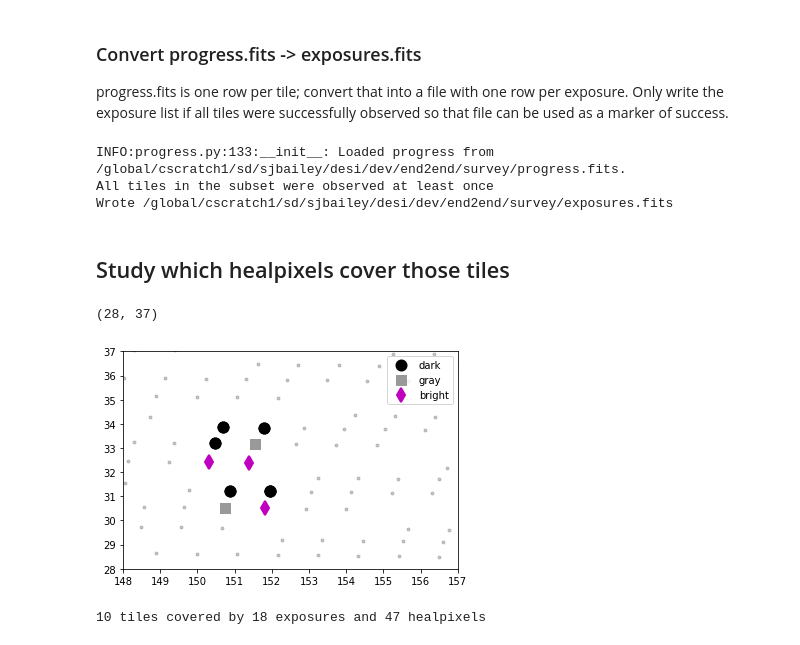
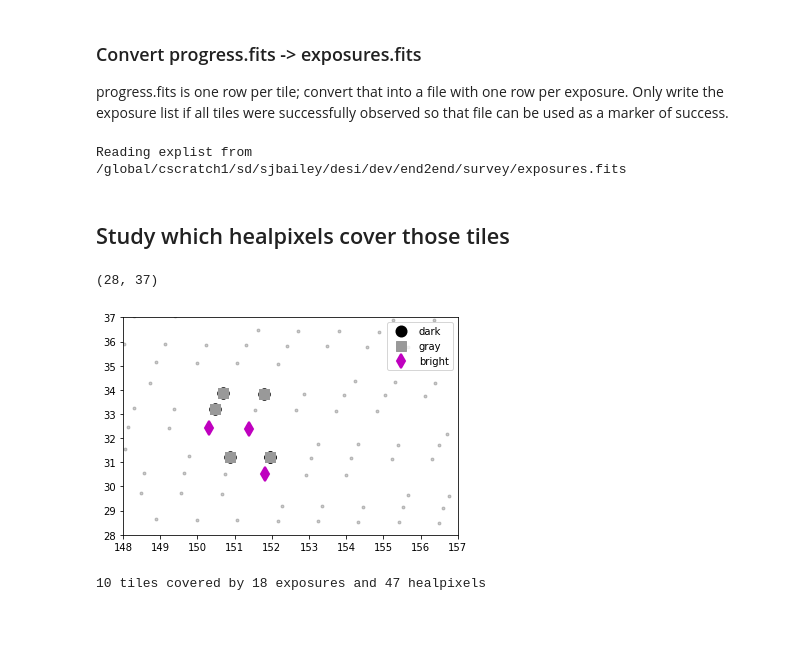
Before and after one commit to desihub/two_percent_DESI, a Jupyter notebook: mini/minitest.ipynb, the cells around one changed output. Saved outputs shown, nothing was run; the diff lists cells and outputs as text; code cells hidden in the pictures.

```diff
--- a/mini/minitest.ipynb
+++ b/mini/minitest.ipynb
@@ -292,35 +289,34 @@ if os.path.exists(expfile):
 else:
     p = Progress(restore='progress.fits')
     explist = p.get_exposures()
+    explist = add_calibration_exposures(explist)
 
     # Sanity check that all tiles in the subset were observed in the exposures list
-    if not np.all(np.in1d(tiles['TILEID'], explist['tileid'])):
+    if not np.all(np.in1d(tiles['TILEID'], explist['TILEID'])):
         print("ERROR: some tiles weren't observed;\ncheck {} for failures".format(survey_logname) )
-        print("Missing TILEIDs:", set(tiles['TILEID']) - set(explist['tileid']))
+        print("Missing TILEIDs:", set(tiles['TILEID']) - set(explist['TILEID']))
     else:
         print("All tiles in the subset were observed at least once")
         explist.write(expfile, overwrite=True)
         print('Wrote {}'.format(expfile))
 # %% [output]
-INFO:progress.py:133:__init__: Loaded progress from /global/cscratch1/sd/sjbailey/desi/dev/end2end/survey/progress.fits.
-All tiles in the subset were observed at least once
-Wrote /global/cscratch1/sd/sjbailey/desi/dev/end2end/survey/exposures.fits
+Reading explist from /global/cscratch1/sd/sjbailey/desi/dev/end2end/survey/exposures.fits
 # %% [markdown]
 ## Study which healpixels cover those tiles
 # %%
-isbright = explist['pass'] > 4
-isgray = explist['pass'] == 4
-isdark = explist['pass'] < 4
+isbright = explist['PROGRAM'] == 'BRIGHT'
+isgray = explist['PROGRAM'] == 'DARK'
+isdark = explist['PROGRAM'] == 'DARK'
 # %%
 plot(alltiles['RA'], alltiles['DEC'], 'k.', alpha=0.2, label='_none_')
-plot(explist['ra'][isdark], explist['dec'][isdark], 'o', color='k', ms=10, mew=2, label='dark')
-plot(explist['ra'][isgray], explist['dec'][isgray], 's', color='0.6', ms=10, label='gray')
-plot(explist['ra'][isbright], explist['dec'][isbright], 'd', color='m', ms=10, mew=2, label='bright')
+plot(explist['RA'][isdark], explist['DEC'][isdark], 'o', color='k', ms=10, mew=2, label='dark')
+plot(explist['RA'][isgray], explist['DEC'][isgray], 's', color='0.6', ms=10, label='gray')
+plot(explist['RA'][isbright], explist['DEC'][isbright], 'd', color='m', ms=10, mew=2, label='bright')
 legend(loc='upper right')
 xlim(148, 157); ylim(28, 37)
 # %% [output]
 (28, 37)
-[figure, old version]
+[figure, new version]
 # %%
 nside = 64
 pixels = desimodel.footprint.tiles2pix(nside, tiles)
```
Also changed, not shown: parts of 36 cells of this notebook.
